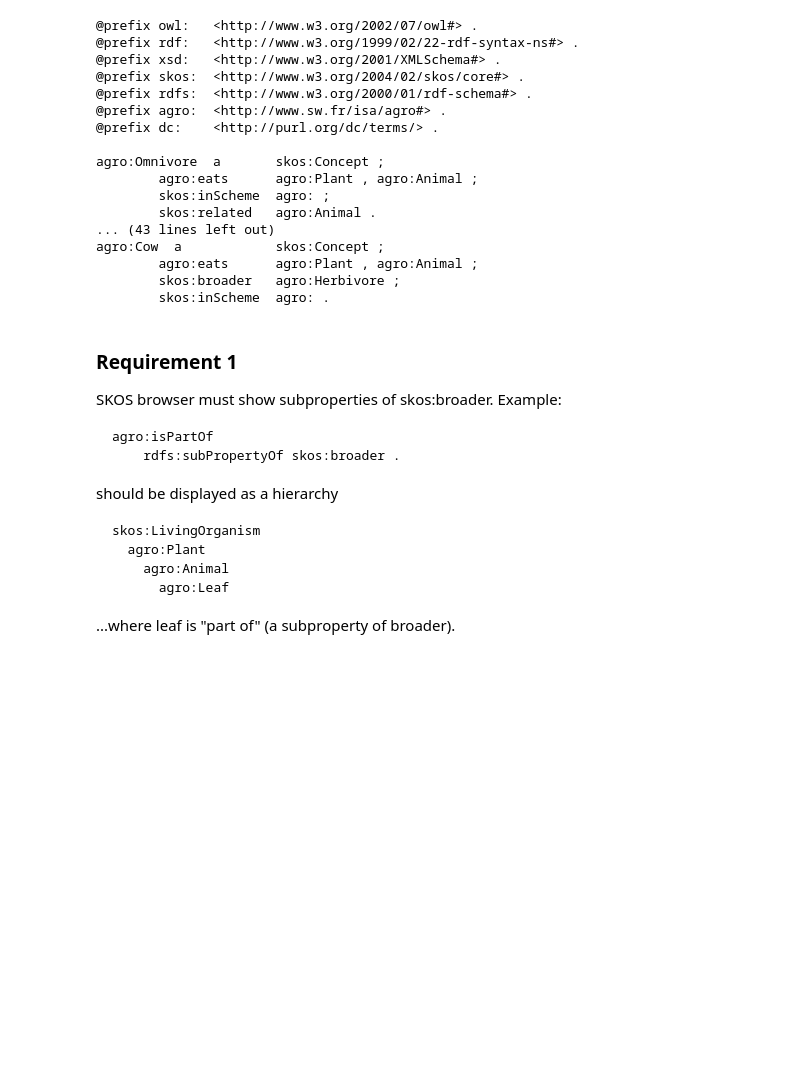
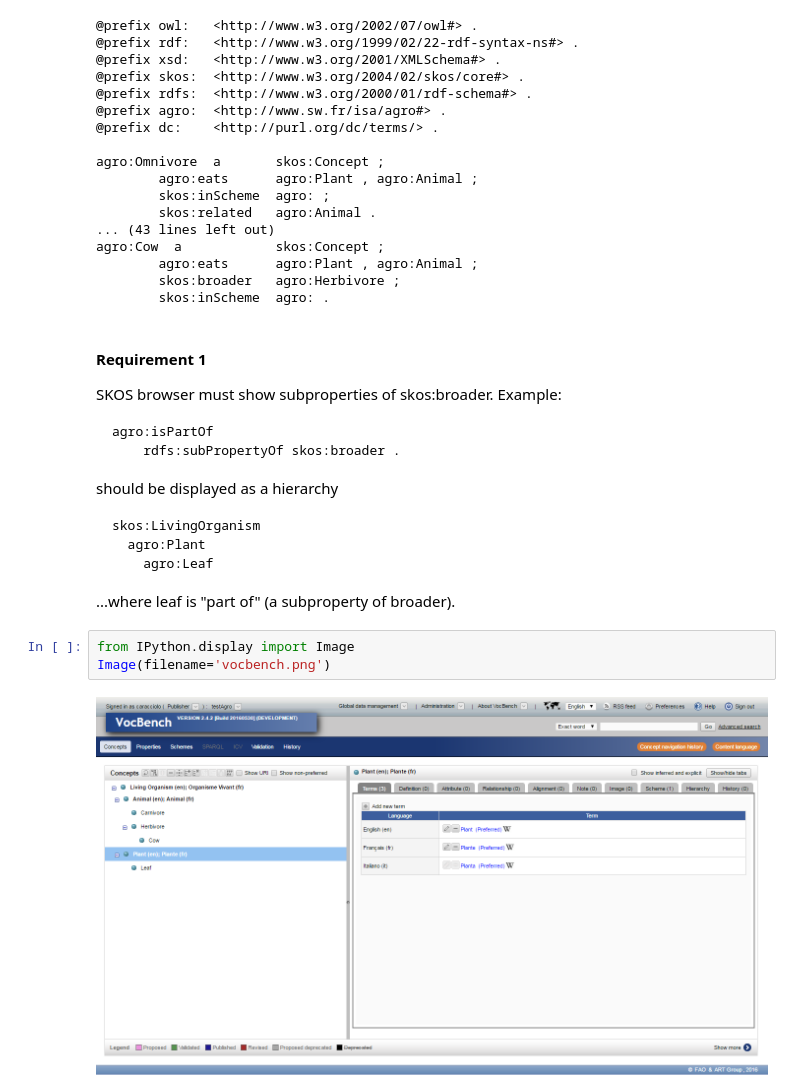
Before and after one commit to agroportal/1stAgroHackathon, a Jupyter notebook: hack-03/Hack_3.ipynb, the cells around one changed output. Drawn from its saved outputs; the diff is of its cells as text; blank space fills up the shorter version.

```diff
--- a/hack-03/Hack_3.ipynb
+++ b/hack-03/Hack_3.ipynb
@@ -362,7 +386,7 @@ agro:Cow  a            skos:Concept ;
         skos:broader   agro:Herbivore ;
         skos:inScheme  agro: .
 # %% [markdown]
-### Requirement 1
+#### Requirement 1
 
 SKOS browser must show subproperties of skos:broader.  Example:
 
@@ -373,8 +397,12 @@ should be displayed as a hierarchy
 
     skos:LivingOrganism
       agro:Plant
-        agro:Animal
-          agro:Leaf
+        agro:Leaf
 
 ...where leaf is "part of" (a subproperty of broader).
+# %%
+from IPython.display import Image
+Image(filename='vocbench.png')
+# %% [output]
+[figure, added]
 # %% [markdown]
```
Also changed, not shown: parts of 3 cells of this notebook.
